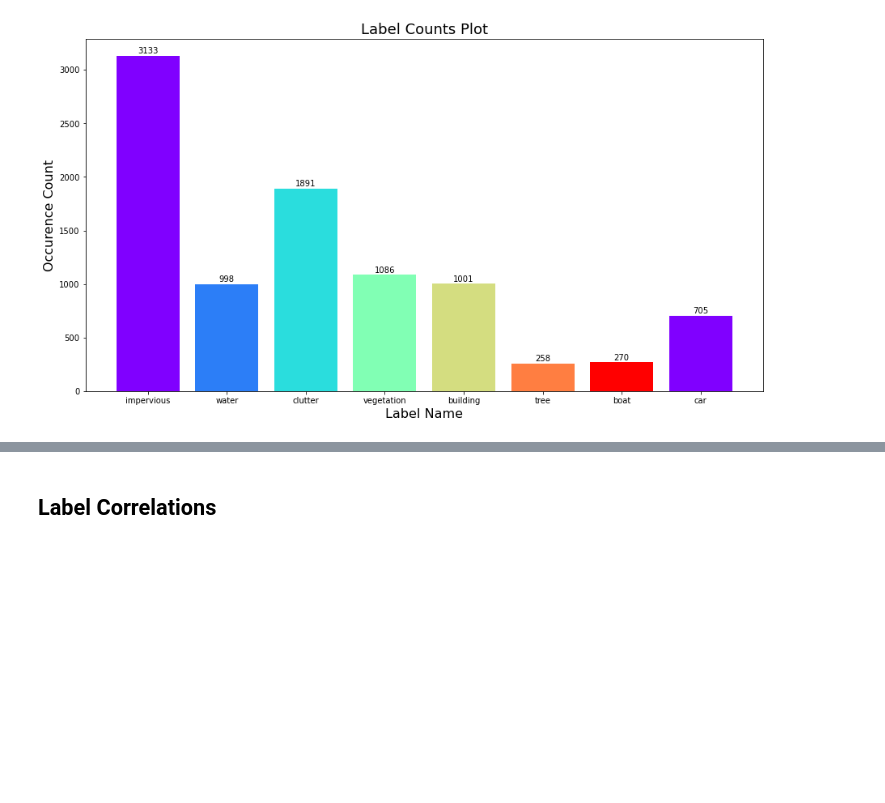
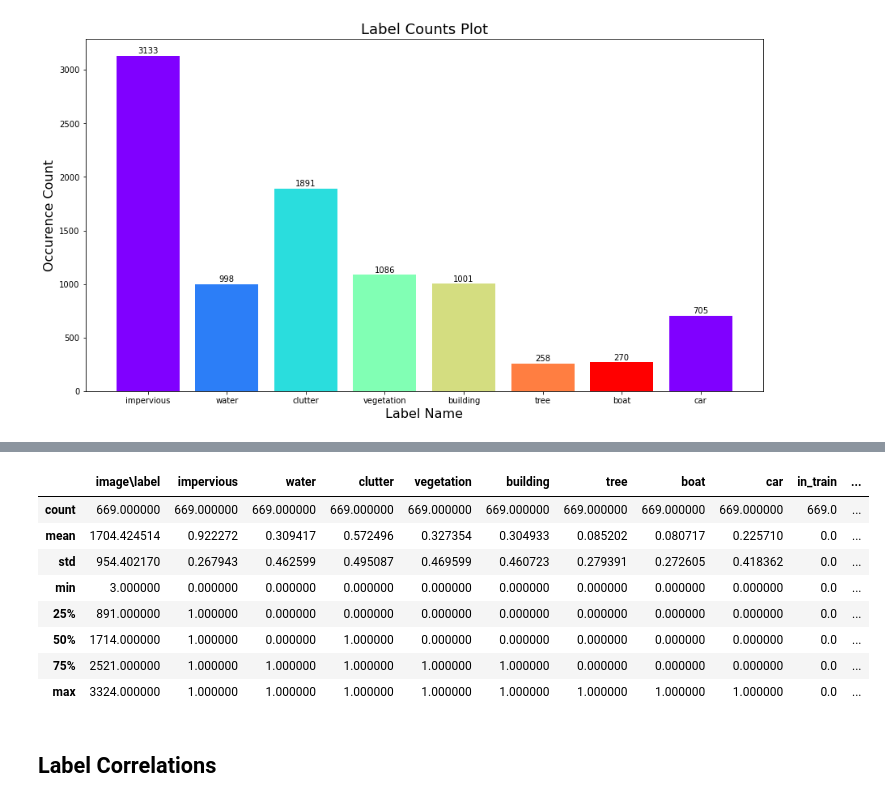
Before and after one commit to tustunkok/Multilabel-Classification-Report, a Jupyter notebook: Report.ipynb, the cells around one changed output, grey strips where cells are left out. Cells and saved outputs as stored; diff of their text form; code cells hidden in the pictures; blank space fills up the shorter version.

```diff
--- a/Report.ipynb
+++ b/Report.ipynb
@@ -142,3 +154,15 @@ plt.show()
+# %%
+multilabel_df[multilabel_df["in_train"] == 0].describe()
+# %% [output]
+|  | image\label | impervious | water | clutter | vegetation | building | tree | boat | car | in_train | ... |
+| count | 669.000000 | 669.000000 | 669.000000 | 669.000000 | 669.000000 | 669.000000 | 669.000000 | 669.000000 | 669.000000 | 669.0 | ... |
+| mean | 1704.424514 | 0.922272 | 0.309417 | 0.572496 | 0.327354 | 0.304933 | 0.085202 | 0.080717 | 0.225710 | 0.0 | ... |
+| std | 954.402170 | 0.267943 | 0.462599 | 0.495087 | 0.469599 | 0.460723 | 0.279391 | 0.272605 | 0.418362 | 0.0 | ... |
+| min | 3.000000 | 0.000000 | 0.000000 | 0.000000 | 0.000000 | 0.000000 | 0.000000 | 0.000000 | 0.000000 | 0.0 | ... |
+| 25% | 891.000000 | 1.000000 | 0.000000 | 0.000000 | 0.000000 | 0.000000 | 0.000000 | 0.000000 | 0.000000 | 0.0 | ... |
+| 50% | 1714.000000 | 1.000000 | 0.000000 | 1.000000 | 0.000000 | 0.000000 | 0.000000 | 0.000000 | 0.000000 | 0.0 | ... |
+| 75% | 2521.000000 | 1.000000 | 1.000000 | 1.000000 | 1.000000 | 1.000000 | 0.000000 | 0.000000 | 0.000000 | 0.0 | ... |
+| max | 3324.000000 | 1.000000 | 1.000000 | 1.000000 | 1.000000 | 1.000000 | 1.000000 | 1.000000 | 1.000000 | 0.0 | ... |
 # %% [markdown]
 ## Label Correlations
 # %%
```
Also changed, not shown: parts of 17 cells of this notebook.
